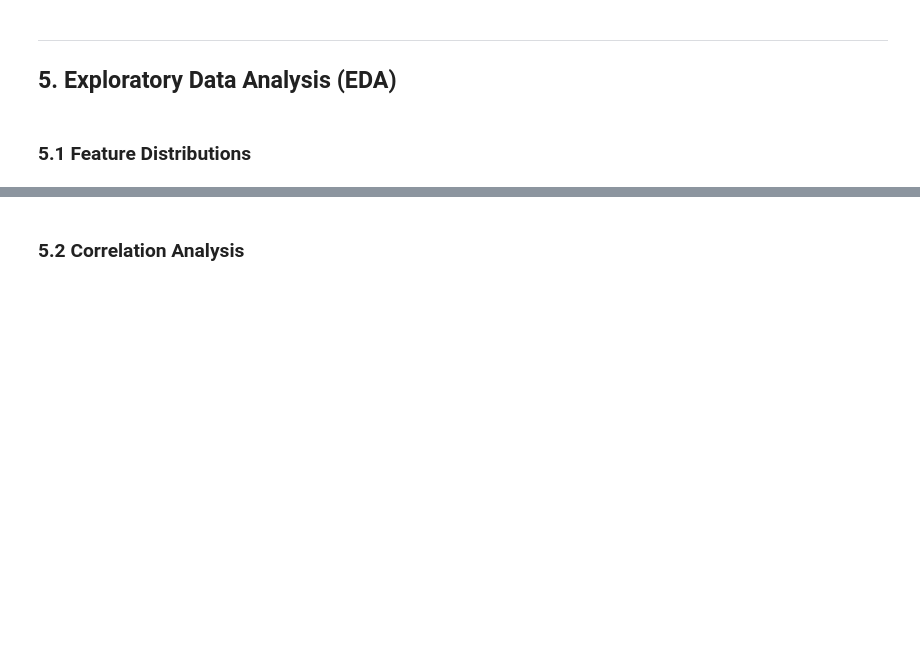
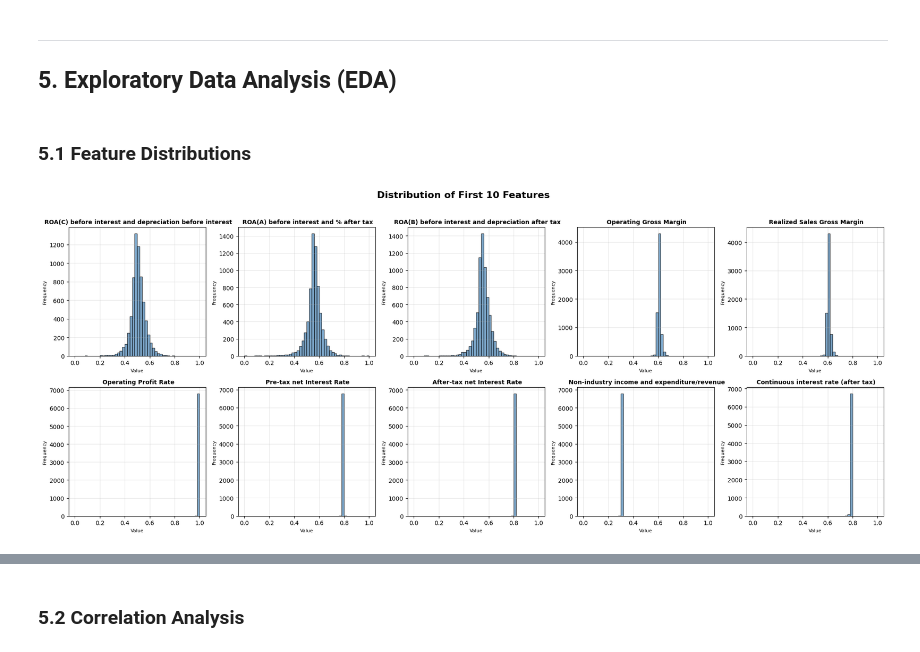
Before and after one commit to Yerrithathachoppa/Taiwanese-Bankruptcy-Prediction-using-Logistic-Regression, a Jupyter notebook: notebooks/Taiwanese_Bankruptcy_Prediction.ipynb, the cells around one changed output, grey strips where cells are left out. Drawn from its saved outputs; the diff is of its cells as text; code cells hidden in the pictures; blank space fills up the shorter version.

```diff
--- a/notebooks/Taiwanese_Bankruptcy_Prediction.ipynb
+++ b/notebooks/Taiwanese_Bankruptcy_Prediction.ipynb
@@ -46,3 +119,21 @@ This project analyzes the Taiwanese Bankruptcy Prediction dataset from the UCI M
 ## 5. Exploratory Data Analysis (EDA)
 # %% [markdown]
 ### 5.1 Feature Distributions
+# %%
+sample_features=X.columns[:10]
+
+fig,axes =plt.subplots(2,5,figsize=(20,8))
+axes = axes.ravel()
+
+for idx,col in enumerate(sample_features):
+    axes[idx].hist(df[col], bins=50, edgecolor='black', alpha=0.7, color='steelblue')
+    axes[idx].set_title(f'{col}', fontsize=10, fontweight='bold')
+    axes[idx].set_xlabel('Value', fontsize=8)
+    axes[idx].set_ylabel('Frequency', fontsize=8)
+    axes[idx].grid(alpha=0.3)
+
+plt.suptitle('Distribution of First 10 Features', fontsize=16, fontweight='bold', y=1.02)
+plt.tight_layout()
+plt.show()
+# %% [output]
+[figure, added]
```
Also changed, not shown: parts of 10 cells of this notebook.
